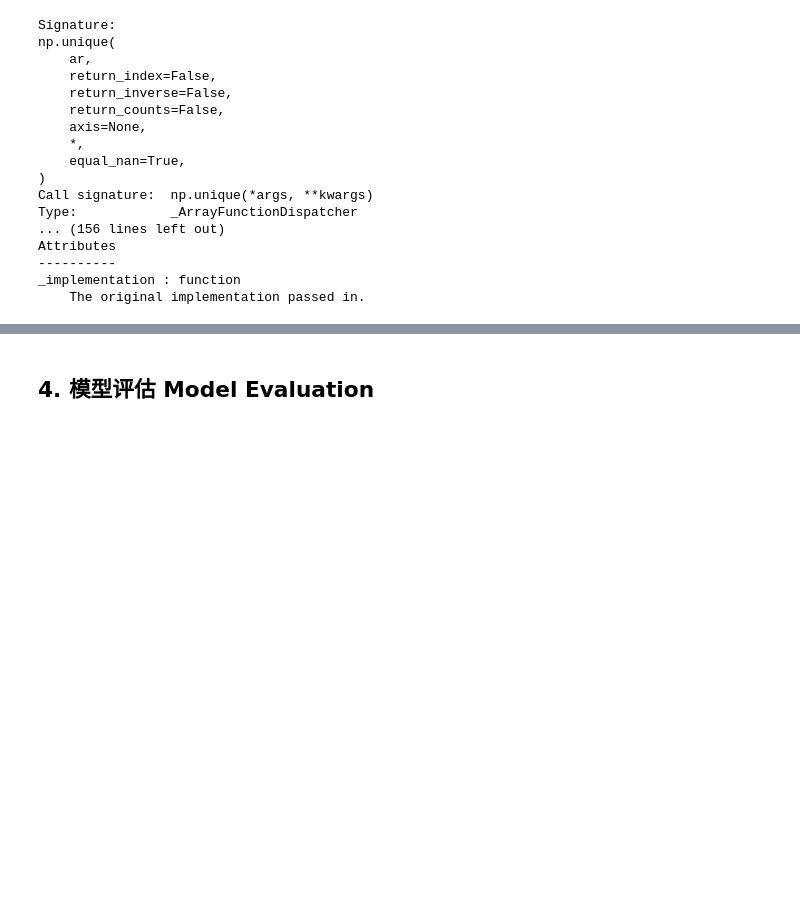
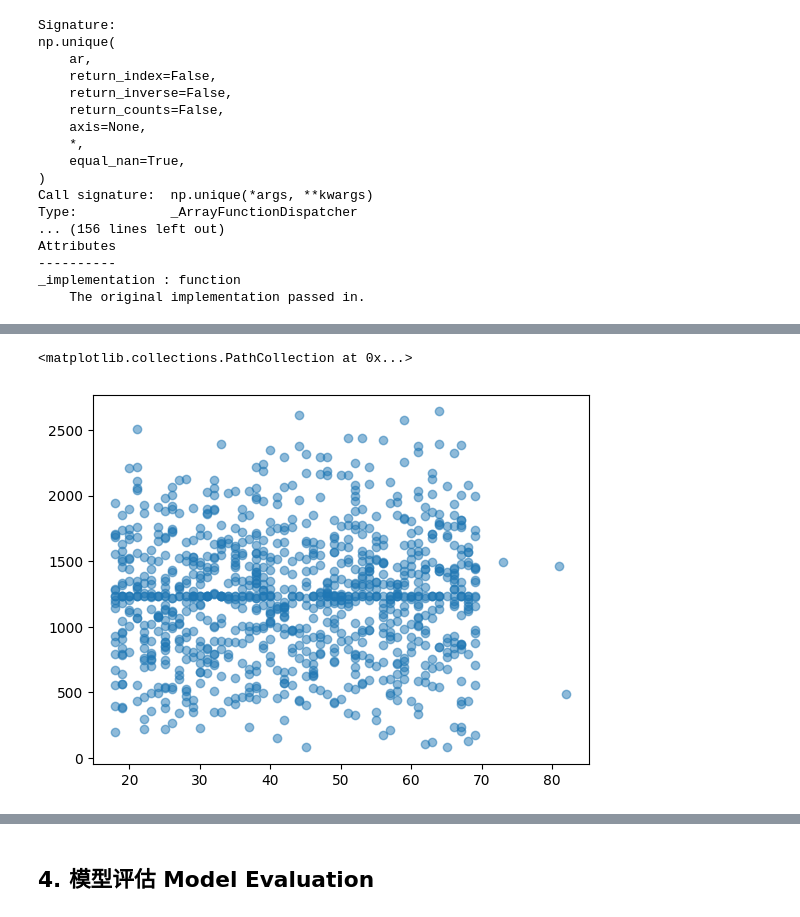
Before and after one commit to dietertao/b_python_dshb_cn, a Jupyter notebook: docs/Chapter02/1.1.ds_project_np01.ipynb, the cells around one changed output, grey strips where cells are left out. Drawn from its saved outputs; the diff is of its cells as text; code cells hidden in the pictures; blank space fills up the shorter version.

```diff
--- a/docs/Chapter02/1.1.ds_project_np01.ipynb
+++ b/docs/Chapter02/1.1.ds_project_np01.ipynb
@@ -429,0 +388,6 @@ _implementation : function
+# %%
+# 可视化用户年龄与销售额的关系
+plt.scatter(ages, sales, alpha=0.5)
+# %% [output]
+<matplotlib.collections.PathCollection at 0x...>
+[figure, added]
```
Also changed, not shown: parts of 20 cells of this notebook, 2 other files.
